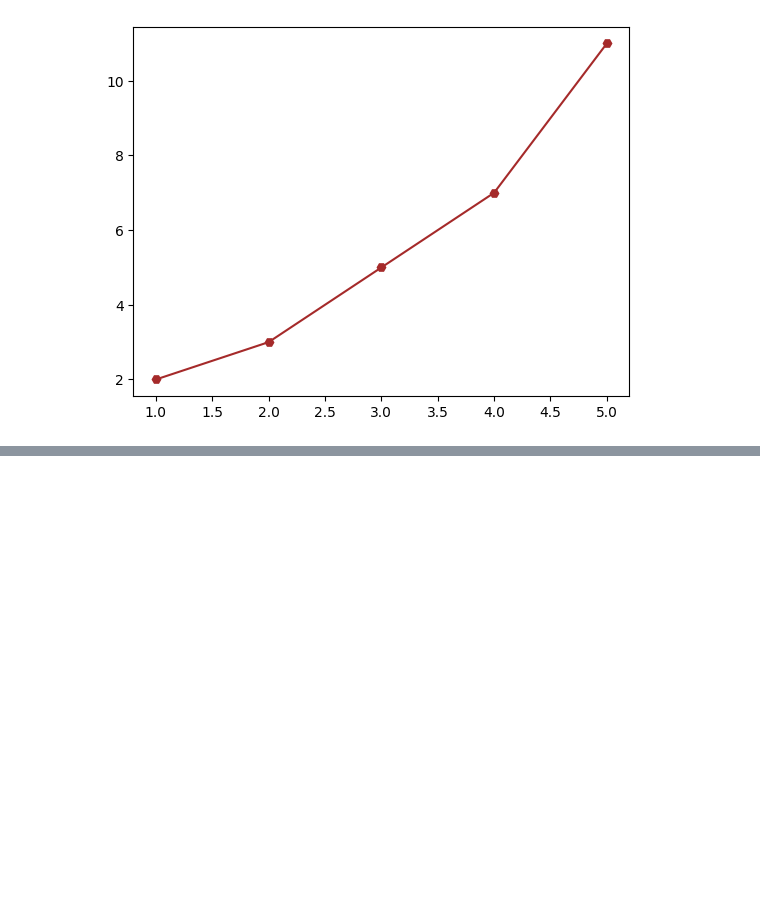
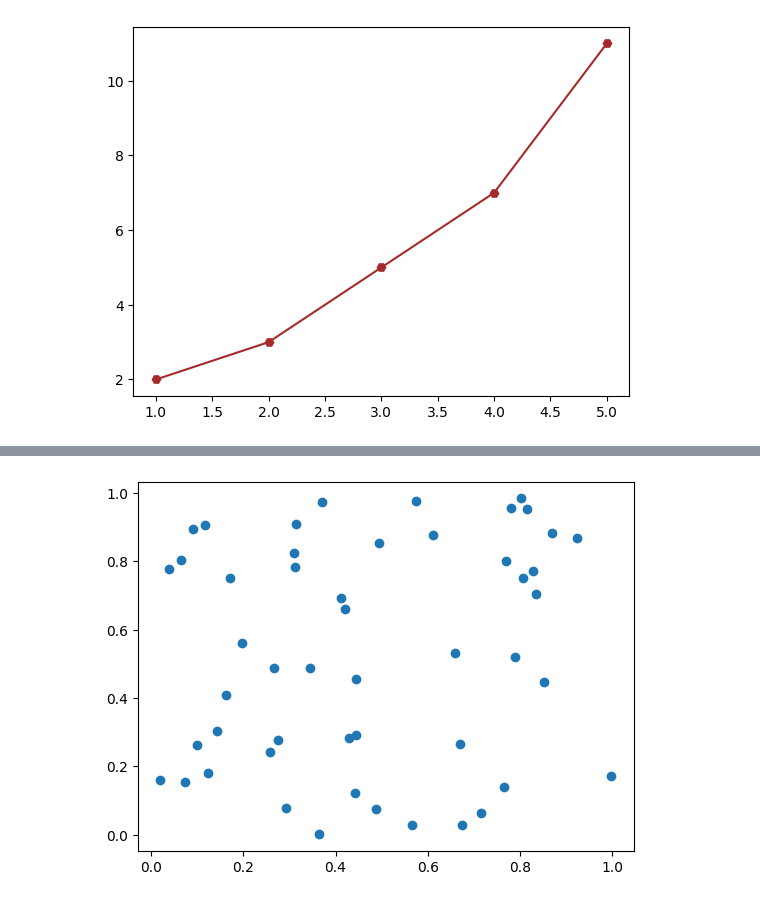
Before and after one commit to Tita9630/DataAnalytics-2026, a Jupyter notebook: week-07/Ex3A_Plotting_Data.ipynb, the cells around one changed output, grey strips where cells are left out. Saved outputs shown, nothing was run; the diff lists cells and outputs as text; code cells hidden in the pictures; blank space fills up the shorter version.

```diff
--- a/week-07/Ex3A_Plotting_Data.ipynb
+++ b/week-07/Ex3A_Plotting_Data.ipynb
@@ -72,0 +92,7 @@ plt.show()
+# %%
+x = np.random.rand(50)
+y = np.random.rand(50)
+plt.scatter(x, y)
+plt.show()
+# %% [output]
+[figure, added]
```
Also changed, not shown: parts of 10 cells of this notebook.
